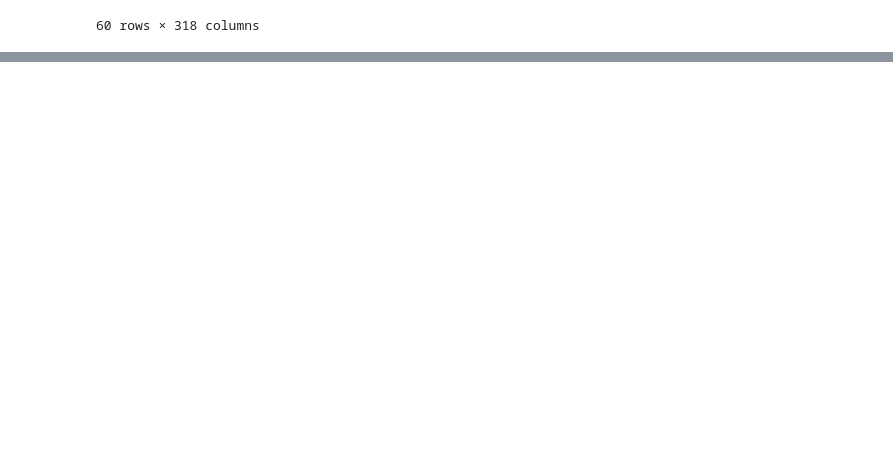
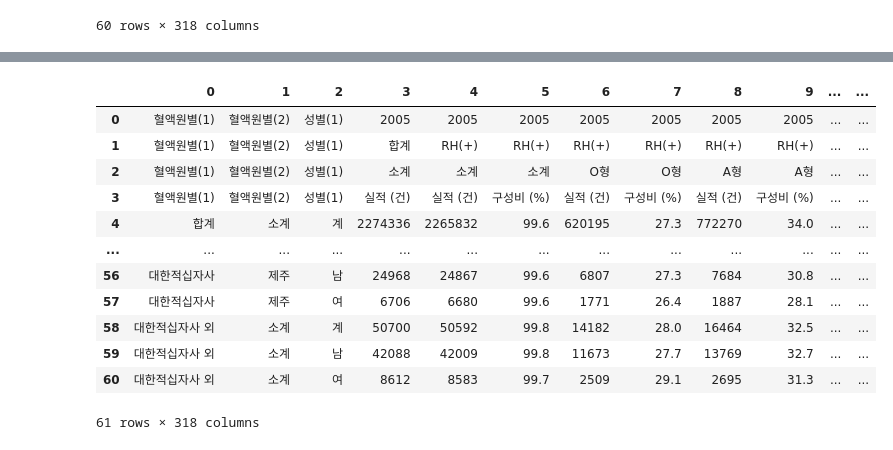
Before and after one commit to dch9610/BAB_Project, a Jupyter notebook: 혈액형별_헌혈통계.ipynb, the cells around one changed output, grey strips where cells are left out. Cells and saved outputs as stored; diff of their text form; code cells hidden in the pictures; blank space fills up the shorter version.

Commit message:
혈액형별 전처리과정

```diff
--- a/혈액형별_헌혈통계.ipynb
+++ b/혈액형별_헌혈통계.ipynb
@@ -57,0 +58,17 @@ blood_Co.drop(columns=['혈액원별(1)'])
+# %%
+blood = pd.read_csv('blood data/혈액형별_헌혈통계_2005_2019.csv', encoding = 'cp949',header= None)
+blood
+# %% [output]
+|  | 0 | 1 | 2 | 3 | 4 | 5 | 6 | 7 | 8 | 9 | ... | ... |
+| 0 | 혈액원별(1) | 혈액원별(2) | 성별(1) | 2005 | 2005 | 2005 | 2005 | 2005 | 2005 | 2005 | ... | ... |
+| 1 | 혈액원별(1) | 혈액원별(2) | 성별(1) | 합계 | RH(+) | RH(+) | RH(+) | RH(+) | RH(+) | RH(+) | ... | ... |
+| 2 | 혈액원별(1) | 혈액원별(2) | 성별(1) | 소계 | 소계 | 소계 | O형 | O형 | A형 | A형 | ... | ... |
+| 3 | 혈액원별(1) | 혈액원별(2) | 성별(1) | 실적 (건) | 실적 (건) | 구성비 (%) | 실적 (건) | 구성비 (%) | 실적 (건) | 구성비 (%) | ... | ... |
+| 4 | 합계 | 소계 | 계 | 2274336 | 2265832 | 99.6 | 620195 | 27.3 | 772270 | 34.0 | ... | ... |
+| ... | ... | ... | ... | ... | ... | ... | ... | ... | ... | ... | ... | ... |
+| 56 | 대한적십자사 | 제주 | 남 | 24968 | 24867 | 99.6 | 6807 | 27.3 | 7684 | 30.8 | ... | ... |
+| 57 | 대한적십자사 | 제주 | 여 | 6706 | 6680 | 99.6 | 1771 | 26.4 | 1887 | 28.1 | ... | ... |
+| 58 | 대한적십자사 외 | 소계 | 계 | 50700 | 50592 | 99.8 | 14182 | 28.0 | 16464 | 32.5 | ... | ... |
+| 59 | 대한적십자사 외 | 소계 | 남 | 42088 | 42009 | 99.8 | 11673 | 27.7 | 13769 | 32.7 | ... | ... |
+| 60 | 대한적십자사 외 | 소계 | 여 | 8612 | 8583 | 99.7 | 2509 | 29.1 | 2695 | 31.3 | ... | ... |
+61 rows × 318 columns
```
Also changed, not shown: parts of 7 cells of this notebook.
